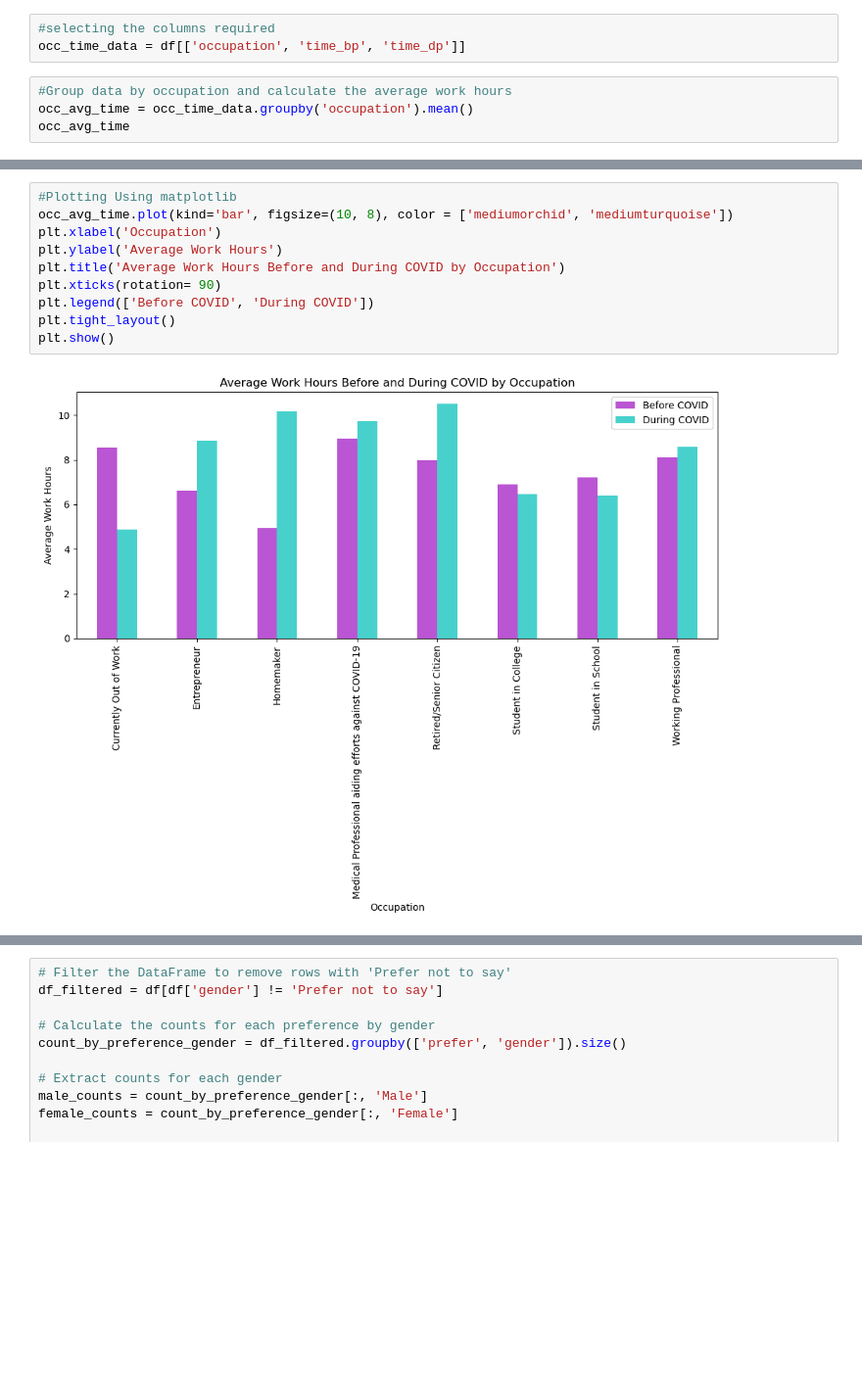
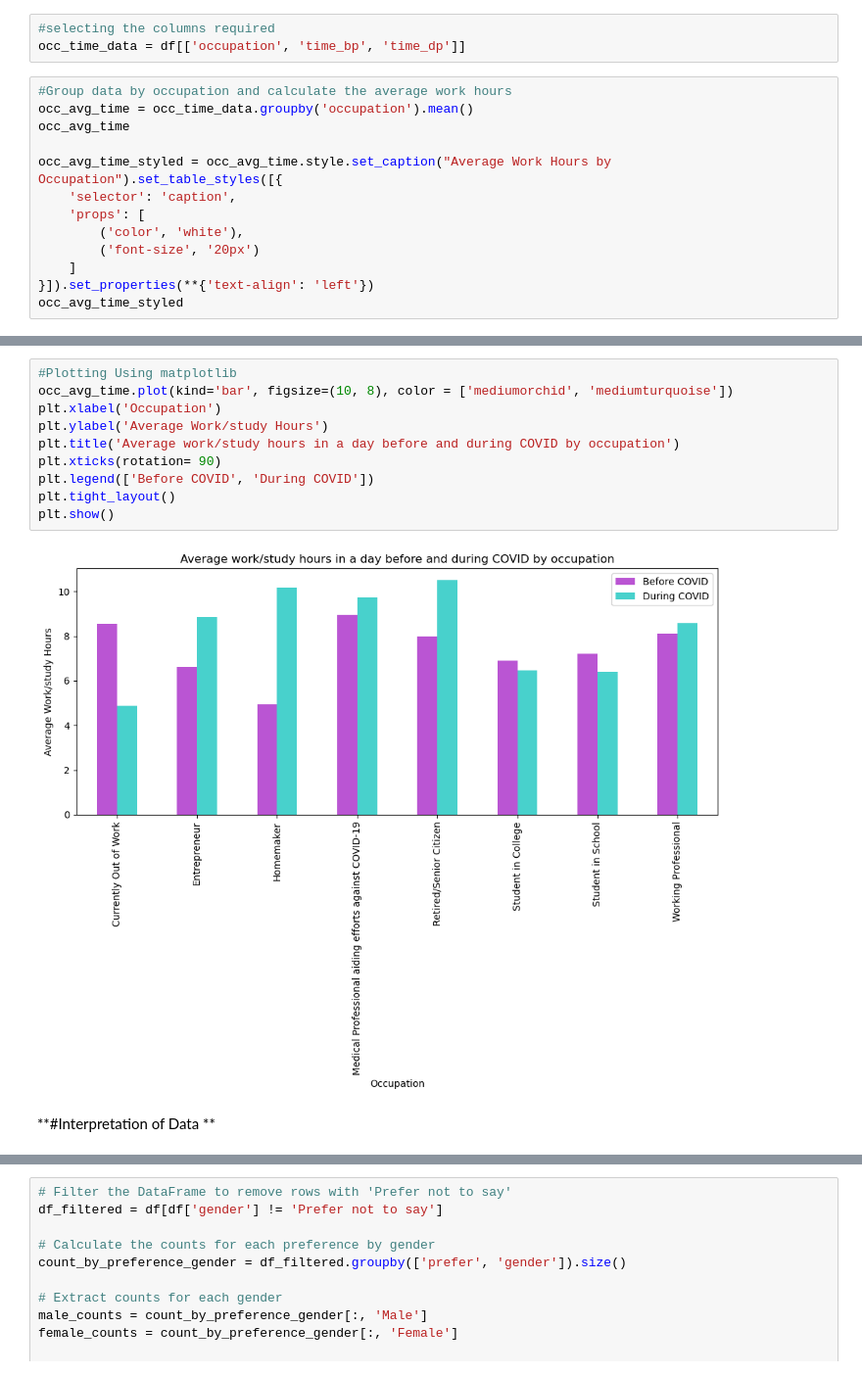
Before and after one commit to AayushiDaliparthi/Project_1_uoft, a Jupyter notebook: Aayushi.ipynb, the cells around one changed output, grey strips where cells are left out. Shown at 98% size. Cells and saved outputs as stored; diff of their text form; blank space fills up the shorter version.

```diff
--- a/Aayushi.ipynb
+++ b/Aayushi.ipynb
@@ -156,4 +156,13 @@ occ_time_data = df[['occupation', 'time_bp', 'time_dp']]
 #Group data by occupation and calculate the average work hours
 occ_avg_time = occ_time_data.groupby('occupation').mean()
 occ_avg_time
+
+occ_avg_time_styled = occ_avg_time.style.set_caption("Average Work Hours by Occupation").set_table_styles([{
+    'selector': 'caption',
+    'props': [
+        ('color', 'white'),
+        ('font-size', '20px')
+    ]
+}]).set_properties(**{'text-align': 'left'})
+occ_avg_time_styled
 # %% [output]
@@ -170,12 +180,14 @@ occ_avg_time
 # %%
 #Plotting Using matplotlib
 occ_avg_time.plot(kind='bar', figsize=(10, 8), color = ['mediumorchid', 'mediumturquoise'])
 plt.xlabel('Occupation')
-plt.ylabel('Average Work Hours')
-plt.title('Average Work Hours Before and During COVID by Occupation')
+plt.ylabel('Average Work/study Hours')
+plt.title('Average work/study hours in a day before and during COVID by occupation')
 plt.xticks(rotation= 90)
 plt.legend(['Before COVID', 'During COVID'])
 plt.tight_layout()
 plt.show()
 # %% [output]
-[figure, old version]
+[figure, new version]
+# %% [markdown]
+**#Interpretation of Data **
```
Also changed, not shown: parts of 2 cells of this notebook.
